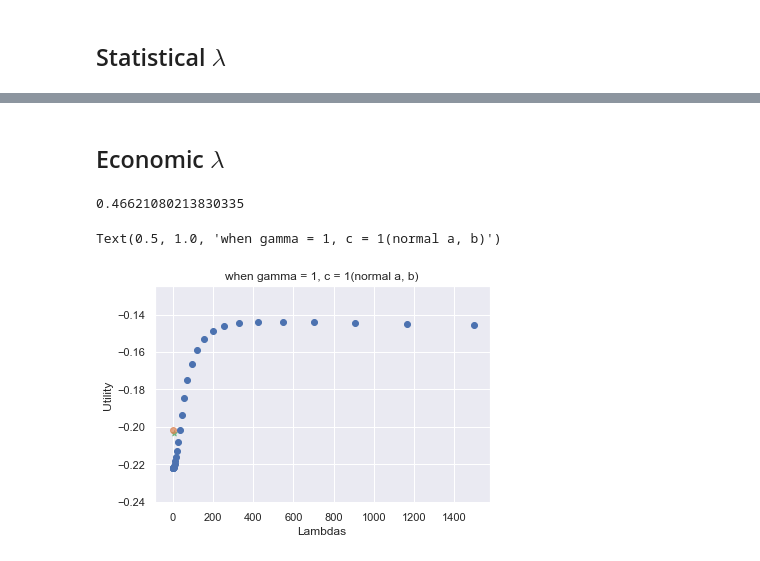
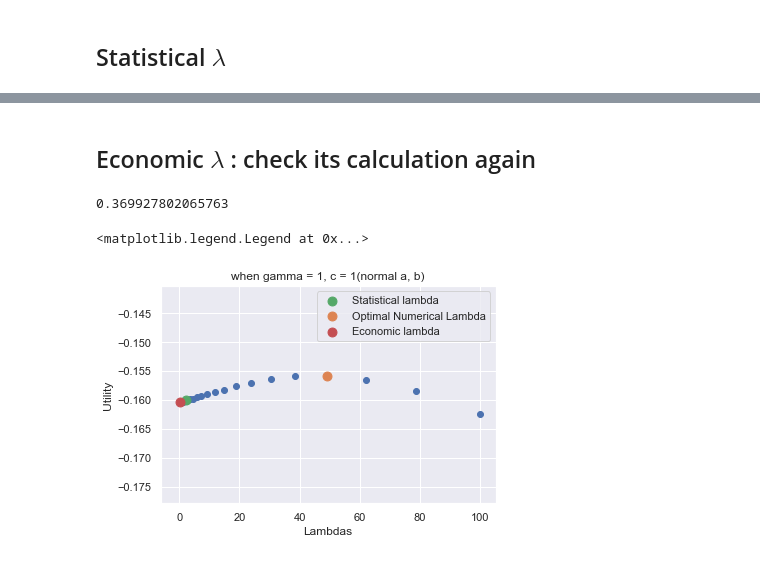
Before and after one commit to Vill-Wang-828/RA-project, a Jupyter notebook: different lambdas .ipynb, the cells around one changed output, grey strips where cells are left out. Cells and saved outputs as stored; diff of their text form; code cells hidden in the pictures.

```diff
--- a/different lambdas .ipynb
+++ b/different lambdas .ipynb
@@ -29,32 +32,26 @@ factors = []
 # y
 y = []
 
-lambdas = np.geomspace(1,1500,30)
 utility_avg = []
-
-# Save different samples through different simulations
-
-
 for s in range(100): # can change the simulation number
     beta = np.zeros((N,p))
-    beta[:,0] = e_mu
+    beta[:,0] = np.random.normal(e_mu, e_sigma, N)
     mus = np.zeros((N,p))
     mus[:,0] = mu
     returns = []
-    fs = []
+    f = np.random.multivariate_normal(np.zeros(p), np.identity(p), T) #share the same T*p matrix
+
     for j in range(1,p):
-        beta[:,j-1] = e_mu*j**(-a)  # draw an N*p matrix of beta
+        beta[:,j-1] = beta[:,0]*j**(-a)  # draw an N*p matrix of beta
         mus[:,j-1] = mu*j**(-b)  # draw an N*p matrix of mus
         alpha = (beta * mus).sum(axis = 1) # get the factor risk premia
-        #     beta_hat_stocks = [] # to store the betas for each stock after their ridge regression
-        #     alpha_hat_stocks = [] # to store the alphas for each stock after their ridge regression
-        #     sigma_ridge = []
+
     for stock in range(N):
-        f = np.random.multivariate_normal(np.zeros(p), np.identity(p), T) # for each stock generate the factor matrix
+         # for each stock generate the factor matrix
         epsilon = np.random.normal(0,idiovol_sigma,T) #generate the residuals
         r = alpha[stock] + np.array(beta[stock]).T @ f.T + epsilon # calculate the return series for each stock
         returns.append(r.T)
-        fs.append(f)
+    factors.append(f)
+
 
     y.append(returns)
-    factors.append(fs)
@@ -61,5 +62,5 @@ for s in range(100): # can change the simulation number
 # %%
-lambdas = np.geomspace(1,1500,30)
+lambdas = np.geomspace(0.1,100,30)
 
 
 utility_avg = []
@@ -73,11 +74,11 @@ for l in lambdas:
         for stock in range(N):
         #             ridge_betas = ridge_closed(factors[s][stock], y[s][stock], l)[0]
         #             ridge_intercept = ridge_closed(factors[s][stock], y[s][stock], l)[1]
-            ridge = Ridge(alpha = l, fit_intercept = True).fit(factors[s][stock], y[s][stock])
+            ridge = Ridge(alpha = l, fit_intercept = True).fit(factors[s], y[s][stock])
 
             beta_hat_stocks.append(ridge.coef_)
             alpha_hat_stocks.append(ridge.intercept_)
-            sigma_ridge.append(np.var(y[s][stock] - ridge.intercept_ - ridge.coef_ @ factors[s][stock].T))
+            sigma_ridge.append(np.var(y[s][stock] - ridge.intercept_ - ridge.coef_ @ factors[s].T))
         sigma_hat = np.array(beta_hat_stocks) @ np.array(beta_hat_stocks).T + sigma_ridge @ np.identity(N)
         weights = np.linalg.inv(gamma * sigma_hat + c * np.identity(N)) @ (alpha_hat_stocks + c * w0)
         sigma_true = beta @ beta.T + np.identity(N)*idiovol_sigma**2
@@ -119,5 +113,10 @@ Text(0.5, 1.0, 'when gamma = 1, c = 1(normal a, b)')
+# %%
+# interpolate the curve of utility vs lambdas
+from scipy.interpolate import interp1d
+
+func = interp1d(lambdas, utility_avg, kind = 'cubic', fill_value='extrapolate')
 # %% [markdown]
-## Economic $\lambda$
+## Economic $\lambda$ : check its calculation again
 # %%
 mu_f = mus[0]
 sigma_bar = gamma * sigma_true + c*np.identity(N)
@@ -137,4 +136,4 @@ denominator = M_f.T @ sigma_bar_v @ M_f
 eml = ((idiovol_sigma**2)/T)*((B1+B2+B3+B4)/denominator)
 eml
 # %% [output]
-0.46621080213830335
+0.369927802065763
@@ -143,10 +140,12 @@ eml_utility = lambda_value(eml)
 # %%
 plt.scatter(y = utility_avg, x = lambdas)
-plt.scatter(y = stats_utility, x = stats_lambda, marker='*', c='g', alpha = 0.7)
-plt.scatter(y = eml_utility, x = eml, marker = 'o', alpha = 0.7)
+plt.scatter(y = func(stats_lambda), x = stats_lambda, marker='o',label = 'Statistical lambda', c = 'g',s=80)
+plt.scatter(y = max(utility_avg), x = lambdas[np.argmax(utility_avg)],label = 'Optimal Numerical Lambda',s=80)
+plt.scatter(y = func(eml), x = eml, label = 'Economic lambda', c='r',s=80)
 plt.ylabel('Utility')
 plt.xlabel('Lambdas')
 plt.title('when gamma = 1, c = 1(normal a, b)')
+plt.legend()
 # %% [output]
-Text(0.5, 1.0, 'when gamma = 1, c = 1(normal a, b)')
+<matplotlib.legend.Legend at 0x...>
-[figure, old version]
+[figure, new version]
```
Also changed, not shown: parts of 12 cells of this notebook.
